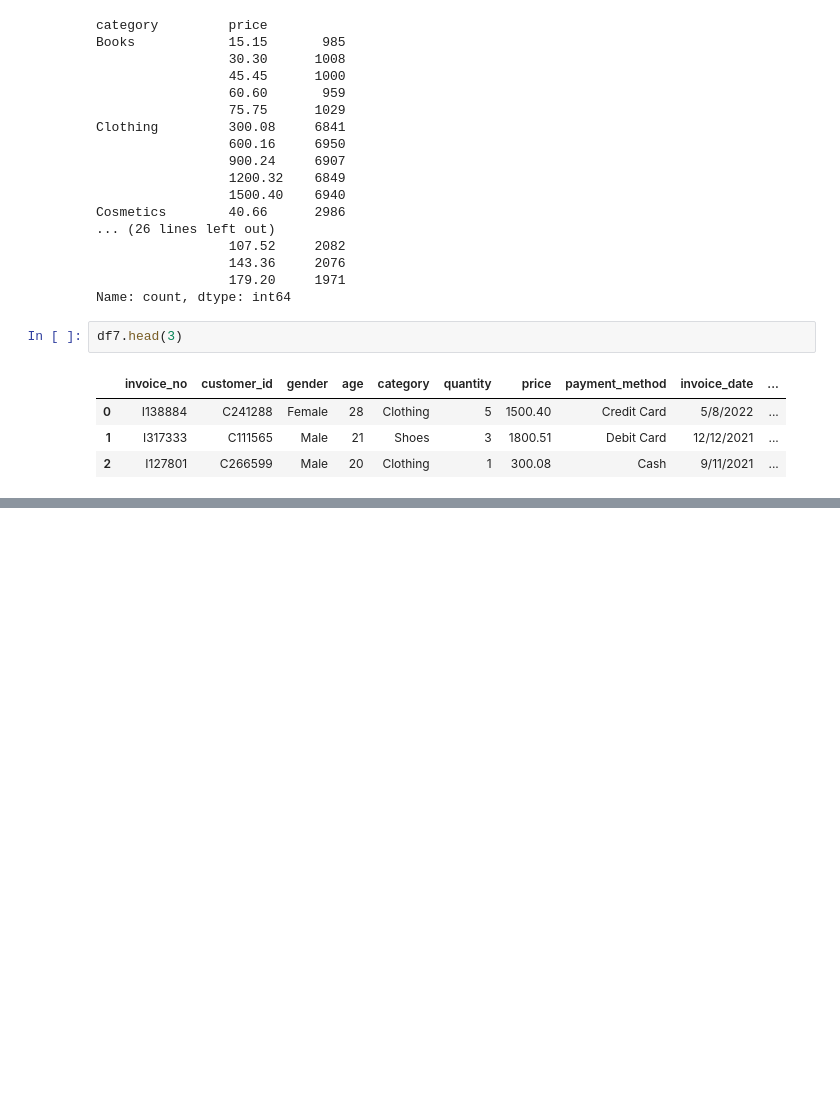
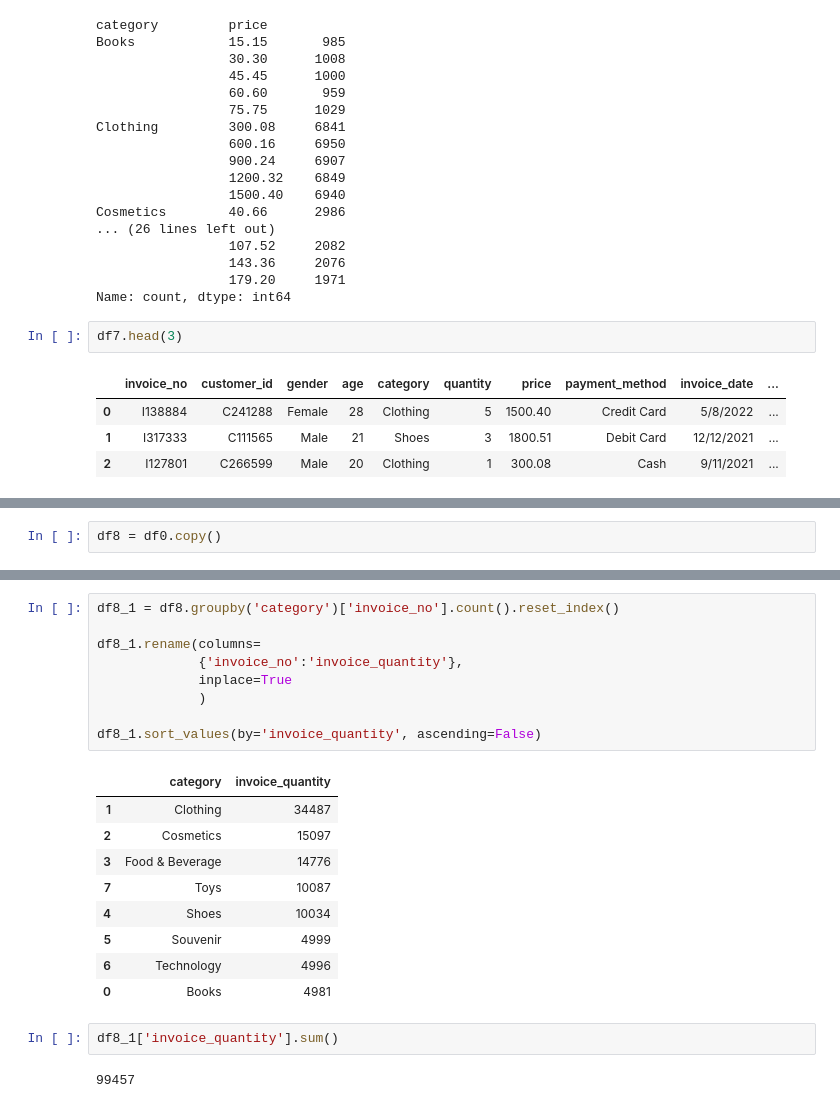
Before and after one commit to Casald/AnalisisRetail_UV, a Jupyter notebook: Analisis_Retail.ipynb, the cells around one changed output, grey strips where cells are left out. Saved outputs shown, nothing was run; the diff lists cells and outputs as text; blank space fills up the shorter version.

```diff
--- a/Analisis_Retail.ipynb
+++ b/Analisis_Retail.ipynb
@@ -597,0 +600,2 @@ df7.head(3)
+# %%
+df8 = df0.copy()
@@ -597,0 +609,23 @@ df7.head(3)
+# %%
+df8_1 = df8.groupby('category')['invoice_no'].count().reset_index()
+
+df8_1.rename(columns=
+             {'invoice_no':'invoice_quantity'},
+             inplace=True
+             )
+
+df8_1.sort_values(by='invoice_quantity', ascending=False)
+# %% [output]
+|  | category | invoice_quantity |
+| 1 | Clothing | 34487 |
+| 2 | Cosmetics | 15097 |
+| 3 | Food & Beverage | 14776 |
+| 7 | Toys | 10087 |
+| 4 | Shoes | 10034 |
+| 5 | Souvenir | 4999 |
+| 6 | Technology | 4996 |
+| 0 | Books | 4981 |
+# %%
+df8_1['invoice_quantity'].sum()
+# %% [output]
+99457
```
Also changed, not shown: parts of 3 cells of this notebook.
